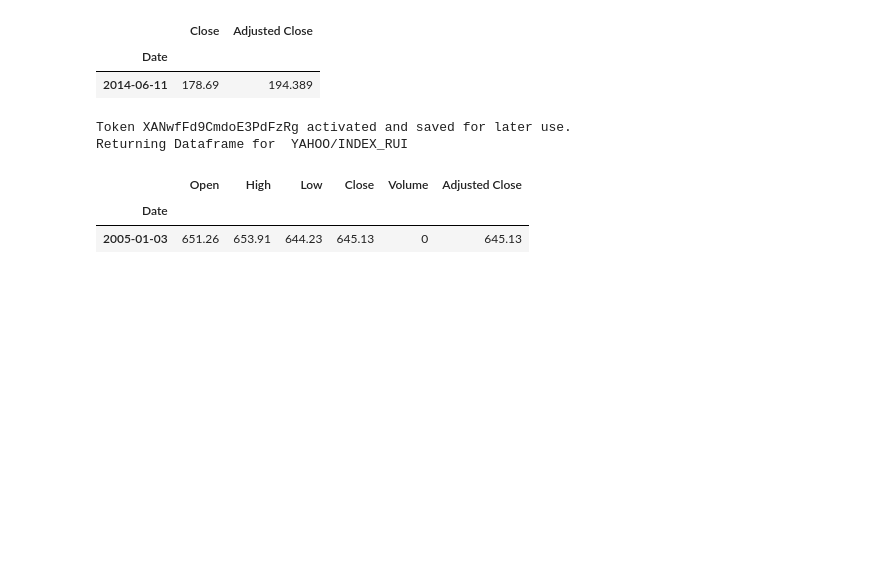
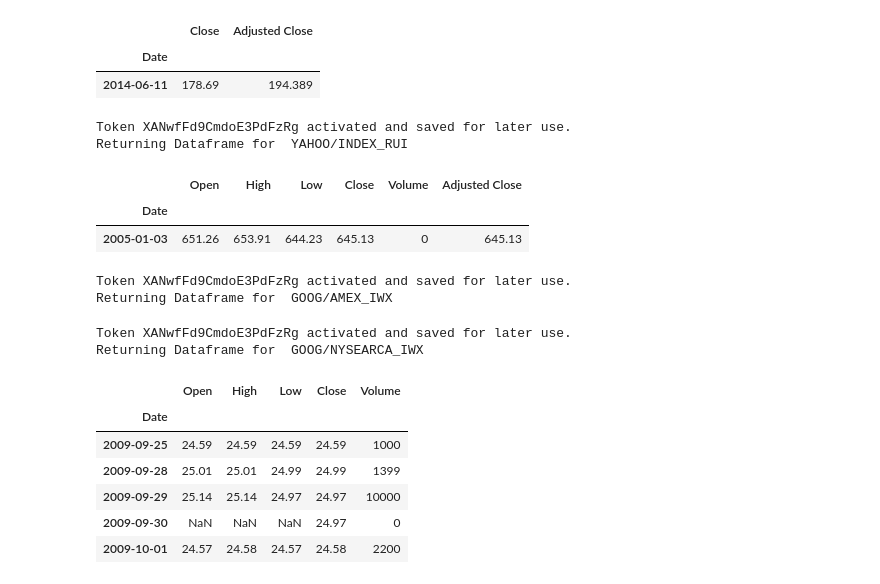
Before and after one commit to tianhuil/dataprojects, a Jupyter notebook: wuyang/src/index_tracking_funds.ipynb, the cells around one changed output. Drawn from its saved outputs; the diff is of its cells as text; code cells hidden in the pictures; blank space fills up the shorter version.

```diff
--- a/wuyang/src/index_tracking_funds.ipynb
+++ b/wuyang/src/index_tracking_funds.ipynb
@@ -78,3 +80,23 @@ RUI_data[0:1]
 |  | Open | High | Low | Close | Volume | Adjusted Close |
 | Date |  |  |  |  |  |  |
 | 2005-01-03 | 651.26 | 653.91 | 644.23 | 645.13 | 0 | 645.13 |
+# %%
+IWX_data = Quandl.get("GOOG/AMEX_IWX",trim_start="2005-01-01", authtoken="XANwfFd9CmdoE3PdFzRg")
+# %% [output]
+Token XANwfFd9CmdoE3PdFzRg activated and saved for later use.
+Returning Dataframe for  GOOG/AMEX_IWX
+# %%
+RUI_data_2 = Quandl.get("GOOG/NYSEARCA_IWX",trim_start="2005-01-01", authtoken="XANwfFd9CmdoE3PdFzRg")
+# %% [output]
+Token XANwfFd9CmdoE3PdFzRg activated and saved for later use.
+Returning Dataframe for  GOOG/NYSEARCA_IWX
+# %%
+IWX_data[0:5]
+# %% [output]
+|  | Open | High | Low | Close | Volume |
+| Date |  |  |  |  |  |
+| 2009-09-25 | 24.59 | 24.59 | 24.59 | 24.59 | 1000 |
+| 2009-09-28 | 25.01 | 25.01 | 24.99 | 24.99 | 1399 |
+| 2009-09-29 | 25.14 | 25.14 | 24.97 | 24.97 | 10000 |
+| 2009-09-30 | NaN | NaN | NaN | 24.97 | 0 |
+| 2009-10-01 | 24.57 | 24.58 | 24.57 | 24.58 | 2200 |
```
Also changed, not shown: parts of 3 cells of this notebook, 30 other files.
